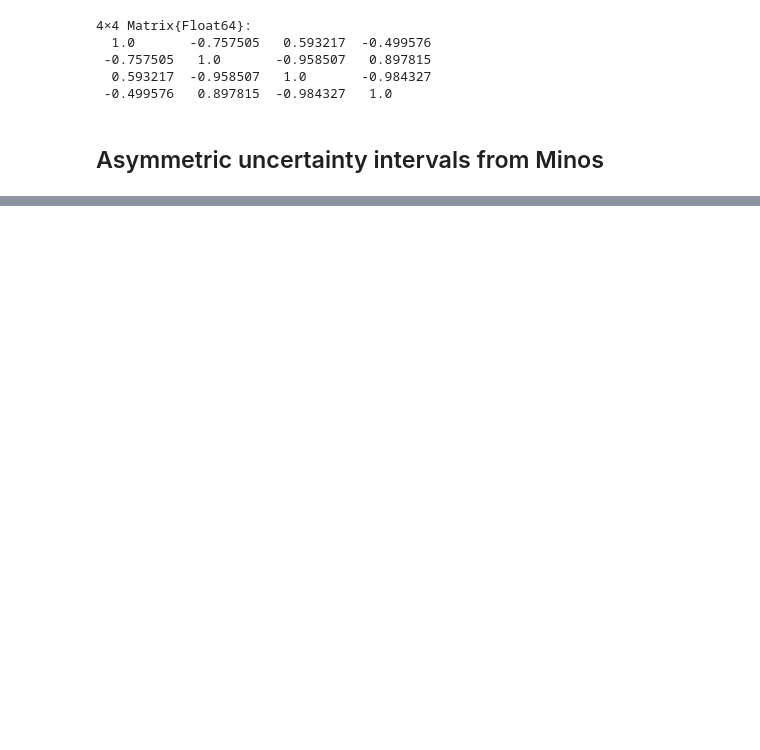
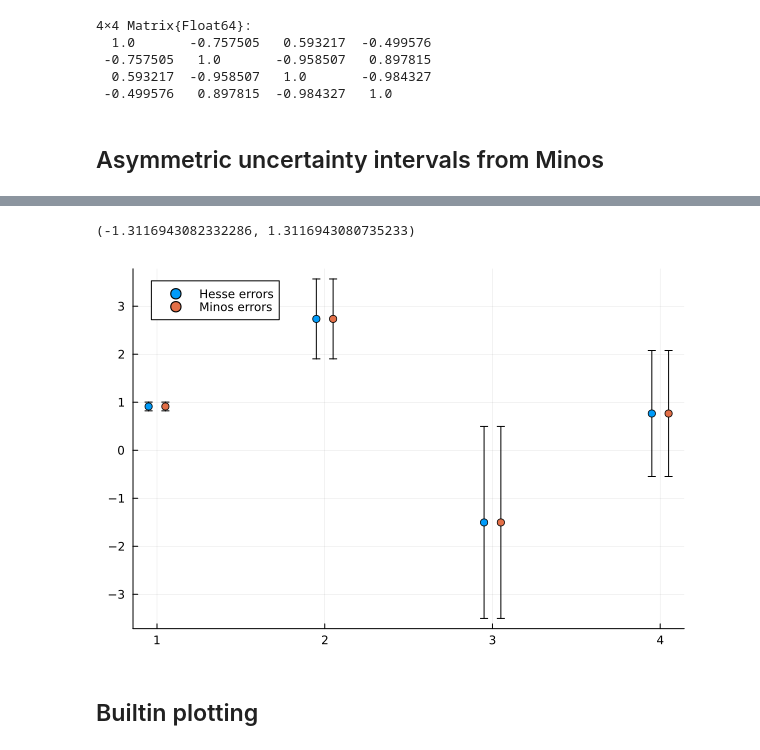
Before and after one commit to JuliaHEP/Minuit2.jl, a Jupyter notebook: examples/introduction.ipynb, the cells around one changed output, grey strips where cells are left out. Saved outputs shown, nothing was run; the diff lists cells and outputs as text; code cells hidden in the pictures; blank space fills up the shorter version.

```diff
--- a/examples/introduction.ipynb
+++ b/examples/introduction.ipynb
@@ -235,0 +297,25 @@ matrix(m, correlation=true)
+# %%
+# Get the Minos parameter errors
+d = minos(m, "d")
+minos(m, "d").lower, minos(m, "d").upper
+lower(d), upper(d)
+# %% [output]
+(-1.3116943082332286, 1.3116943080735233)
+# %%
+# plot parameters with errors
+v = values(m)
+ve = errors(m)
+vm = merrors(m)
+
+npar = length(v)
+indices = 1:npar
+
+# plot hesse errors
+plot(indices .- 0.05, v, yerr=ve, seriestype=:scatter, label="Hesse errors")
+
+# plot minos errors
+plot!(indices .+ 0.05, v, yerr=(upper.(vm) - lower.(vm))/2, seriestype=:scatter, label="Minos errors")
+# %% [output]
+[figure, added]
+# %% [markdown]
+## Builtin plotting
```
Also changed, not shown: parts of 12 cells of this notebook, 8 other files.
